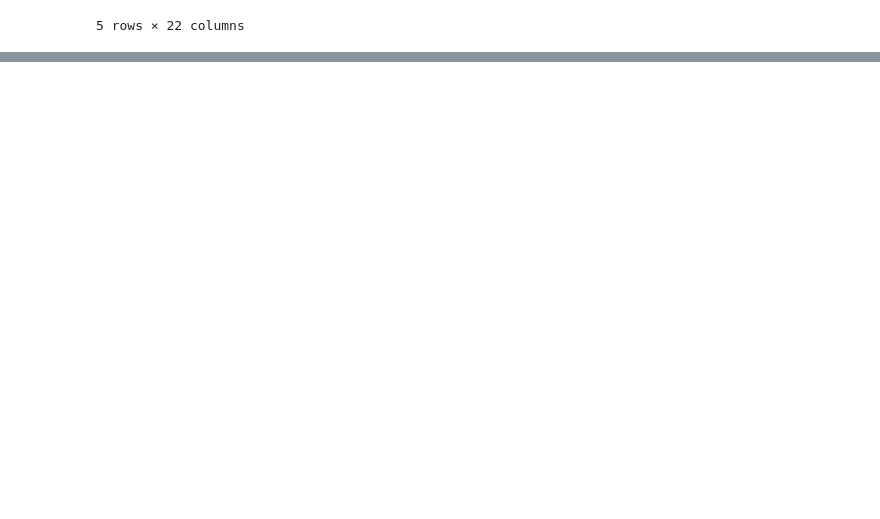
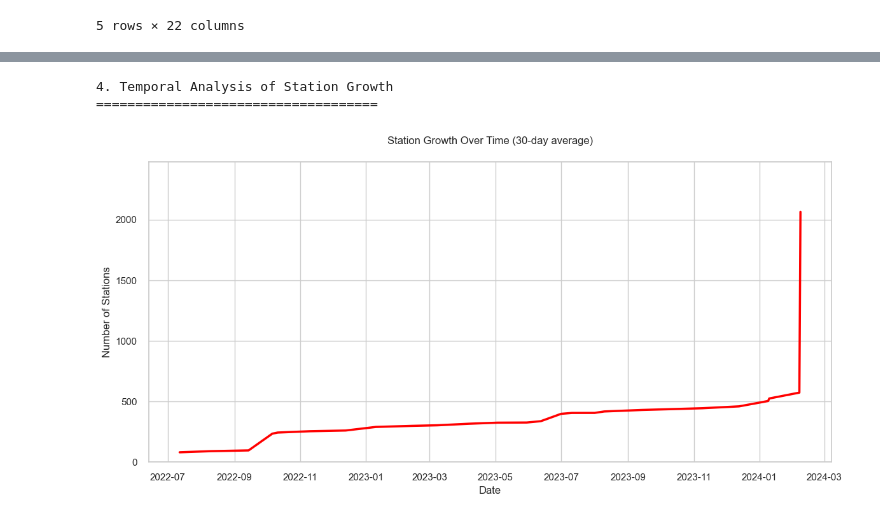
Before and after one commit to Jdeandrade22/DataMining, a Jupyter notebook: Electric Vehicles Phase 1.ipynb, the cells around one changed output, grey strips where cells are left out. Cells and saved outputs as stored; diff of their text form; code cells hidden in the pictures; blank space fills up the shorter version.

Commit message:
1.2.0
-added 7 new cells pertaining to EDA Analysis

fix: need to add 3 more cells to be finished and why i used them

```diff
--- a/Electric Vehicles Phase 1.ipynb
+++ b/Electric Vehicles Phase 1.ipynb
@@ -245,0 +274,26 @@ Final merged row count: 63523
+# %%
+# Import required libraries
+import pandas as pd
+import numpy as np
+import matplotlib.pyplot as plt
+import seaborn as sns
+from scipy import stats
+
+# Set plotting style
+plt.style.use('seaborn-v0_8')
+sns.set_theme(style="whitegrid")
+# %%
+# 1. Data Loading and Initial Inspection
+print("1. Data Loading and Initial Inspection")
+print("=====================================")
+
+# Load the merged dataset
+df = pd.read_csv("Cleaner_EV_Charging_Stations_3.csv", low_memory=False)
+
+# Display basic information
+print("Dataset Shape:", df.shape)
+print("\nColumns:", df.columns.tolist())
+print("\nMissing Values:")
+print(df.isnull().sum())
+print("\nBasic Statistics:")
+print(df.describe())
@@ -245,0 +414,23 @@ Final merged row count: 63523
+# %%
+# 4. Temporal Analysis
+print("\n4. Temporal Analysis of Station Growth")
+print("====================================")
+
+# Convert date columns to datetime
+df['Date Last Confirmed'] = pd.to_datetime(df['Date Last Confirmed'])
+df['Updated At'] = pd.to_datetime(df['Updated At'])
+
+plt.figure(figsize=(12, 6))
+rolling_avg = df.groupby('Date Last Confirmed').size().rolling(window=30).mean()
+plt.plot(rolling_avg.index, rolling_avg.values, color='red', linewidth=2.5)
+plt.title('Station Growth Over Time (30-day average)', pad=20)
+plt.xlabel('Date')
+plt.ylabel('Number of Stations')
+
+plt.ylim(0, rolling_avg.max() * 1.2)
+plt.tight_layout()
+plt.show()
+# %% [output]
+4. Temporal Analysis of Station Growth
+====================================
+[figure, added]
```
Also changed, not shown: parts of 7 cells of this notebook.
